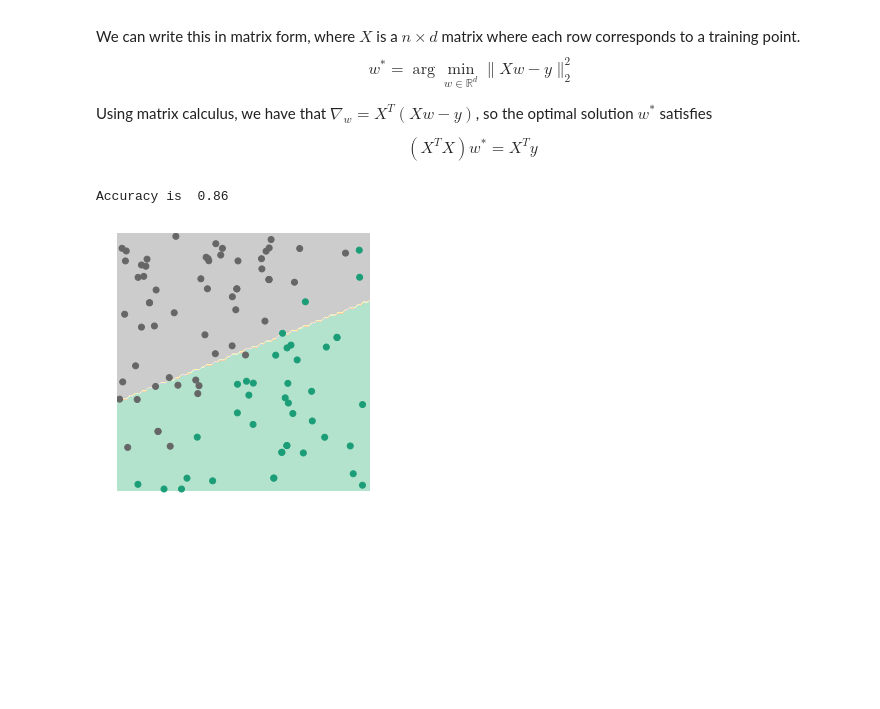
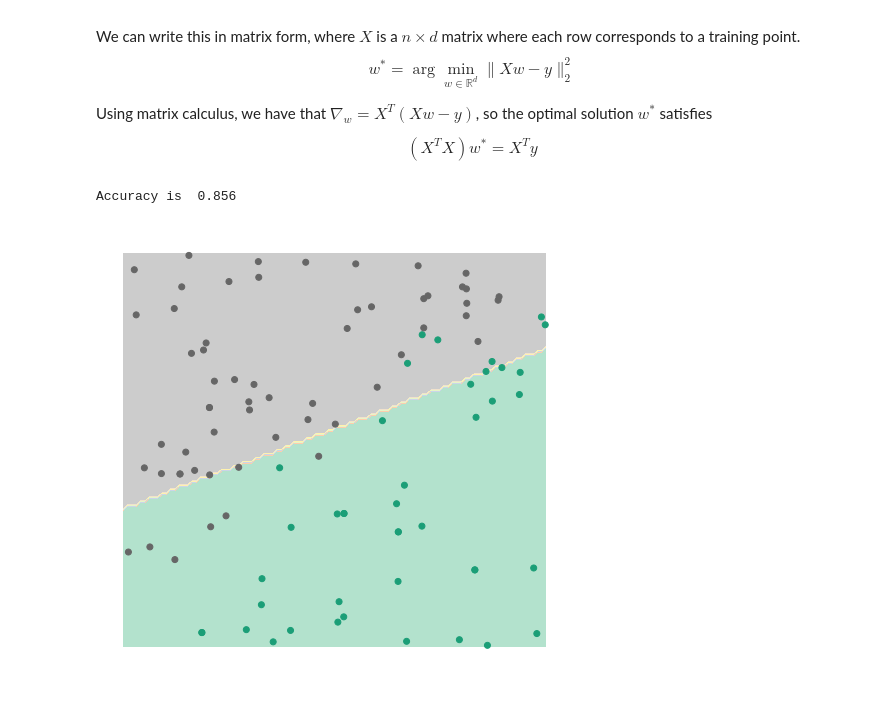
Before and after one commit to dibyaghosh/ml_tidbits, a Jupyter notebook: QuickML/QuickML.ipynb, the cells around one changed output. Drawn from its saved outputs; the diff is of its cells as text; code cells hidden in the pictures; blank space fills up the shorter version.

```diff
--- a/QuickML/QuickML.ipynb
+++ b/QuickML/QuickML.ipynb
@@ -48,7 +50,7 @@ def accuracy(model,X,Y):
     return np.count_nonzero([model.predict(x)==y for (x,y) in zip(X,Y)])/len(X)
 
 def plot(model,X,Y,shades=False,nPoints=100,**kwargs):
-    plt.figure(figsize=(10,5))
+    plt.figure(figsize=(8,8))
     h = 100
     x_min, y_min = np.min(X,axis=0)
     x_max, y_max = np.max(X,axis=0)
@@ -61,7 +63,6 @@ def plot(model,X,Y,shades=False,nPoints=100,**kwargs):
 
     # Put the result into a color plot
     Z = Z.reshape(xx.shape)
-    plt.subplot(1, 2,2)
     plt.contourf(xx, yy, Z, cmap=plt.cm.Pastel2,**kwargs)
     subpoints = np.random.choice(len(X),nPoints)
     plt.scatter(X[subpoints, 0], X[subpoints, 1], c=Y[subpoints], cmap=plt.cm.Dark2)
@@ -135,13 +136,13 @@ class LinReg:
 # %%
 # HIDDEN
 
-kNN_classifier = LinReg()
-kNN_classifier.fit(Xs,Ys)
-print("Accuracy is ",accuracy(kNN_classifier,test_Xs,test_Ys))
-plot(kNN_classifier,test_Xs,test_Ys)
+linear_classifier = LinReg()
+linear_classifier.fit(Xs,Ys)
+print("Accuracy is ",accuracy(linear_classifier,test_Xs,test_Ys))
+plot(linear_classifier,test_Xs,test_Ys)
 # %% [output]
-Accuracy is  0.86
+Accuracy is  0.856
-[figure, old version]
+[figure, new version]
 # %% [markdown]
 ## Logistic Regression
 
```
Also changed, not shown: parts of 8 cells of this notebook, 2 other files.
